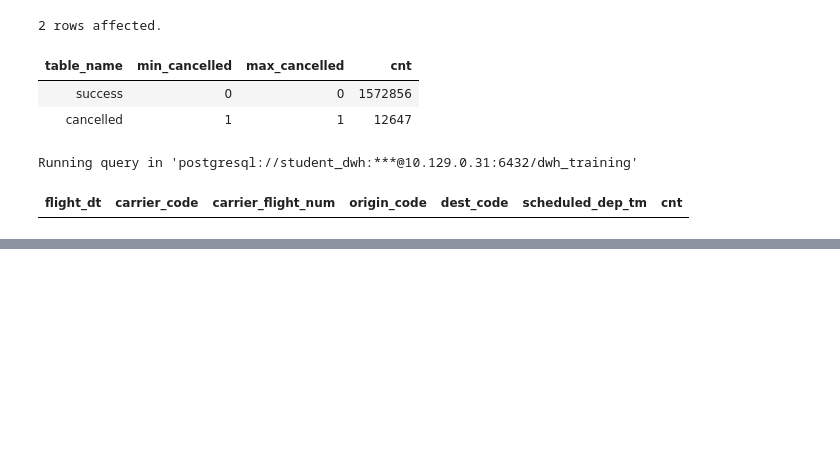
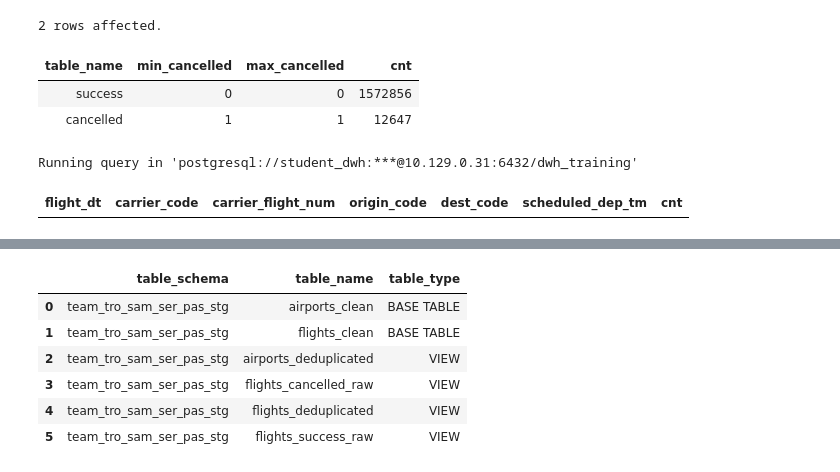
Before and after one commit to d-pascenco/dwh_sql_project_team_Tro_Sam_Ser_Pas, a Jupyter notebook: python/utils/dwh_training_sql_запросы.ipynb, the cells around one changed output, grey strips where cells are left out. Cells and saved outputs as stored; diff of their text form; code cells hidden in the pictures; blank space fills up the shorter version.

```diff
--- a/python/utils/dwh_training_sql_запросы.ipynb
+++ b/python/utils/dwh_training_sql_запросы.ipynb
@@ -318,0 +395,80 @@ Running query in 'postgresql://student_dwh:***@10.129.0.31:6432/dwh_training'
+# %%
+
+  import os
+  from pathlib import Path
+
+  import pandas as pd
+  from dotenv import load_dotenv
+  from sqlalchemy import create_engine, text
+  from sqlalchemy.engine import URL
+
+  PROJECT_DIR = Path("/home/jovyan/work/dwh_sql_project_team_Tro_Sam_Ser_Pas")
+  load_dotenv(PROJECT_DIR / "config.env", override=True)
+
+  url = URL.create(
+      drivername="postgresql+psycopg2",
+      username=os.getenv("PG_USER"),
+      password=os.getenv("PG_PASSWORD"),
+      host=os.getenv("PG_HOST"),
+      port=int(os.getenv("PG_PORT")),
+      database=os.getenv("PG_DATABASE"),
+  )
+
+  engine = create_engine(url)
+
+  print("Что сейчас есть в STG:")
+  display(pd.read_sql(text("""
+  select table_schema, table_name, table_type
+  from information_schema.tables
+  where table_schema = 'team_tro_sam_ser_pas_stg'
+  order by table_type, table_name;
+  """), engine))
+
+  drop_sql = """
+  do $$
+  declare
+      r record;
+  begin
+      -- Сначала view
+      for r in
+          select table_schema, table_name
+          from information_schema.views
+          where table_schema = 'team_tro_sam_ser_pas_stg'
+      loop
+          execute format('drop view if exists %I.%I cascade', r.table_schema, r.table_name);
+      end loop;
+
+      -- Потом materialized view, если вдруг есть
+      for r in
+          select schemaname as table_schema, matviewname as table_name
+          from pg_matviews
+          where schemaname = 'team_tro_sam_ser_pas_stg'
+      loop
+          execute format('drop materialized view if exists %I.%I cascade', r.table_schema, r.table_name);
+      end loop;
+
+      -- Потом таблицы
+      for r in
+          select table_schema, table_name
+          from information_schema.tables
+          where table_schema = 'team_tro_sam_ser_pas_stg'
+            and table_type = 'BASE TABLE'
+      loop
+          execute format('drop table if exists %I.%I cascade', r.table_schema, r.table_name);
+      end loop;
+  end $$;
+  """
+
+  with engine.begin() as conn:
+      conn.execute(text(drop_sql))
+
+  print("После удаления:")
+  display(pd.read_sql(text("""
+  select table_schema, table_name, table_type
+  from information_schema.tables
+  where table_schema = 'team_tro_sam_ser_pas_stg'
+  order by table_type, table_name;
+  """), engine))
+
+  print("Готово. Теперь можно запускать DAG evserenko_stg_pipeline_dag заново.")
+# %% [output]
@@ -318,0 +476,7 @@ Running query in 'postgresql://student_dwh:***@10.129.0.31:6432/dwh_training'
+|  | table_schema | table_name | table_type |
+| 0 | team_tro_sam_ser_pas_stg | airports_clean | BASE TABLE |
+| 1 | team_tro_sam_ser_pas_stg | flights_clean | BASE TABLE |
+| 2 | team_tro_sam_ser_pas_stg | airports_deduplicated | VIEW |
+| 3 | team_tro_sam_ser_pas_stg | flights_cancelled_raw | VIEW |
+| 4 | team_tro_sam_ser_pas_stg | flights_deduplicated | VIEW |
+| 5 | team_tro_sam_ser_pas_stg | flights_success_raw | VIEW |
```
Also changed, not shown: parts of 8 cells of this notebook, 4 other files.
